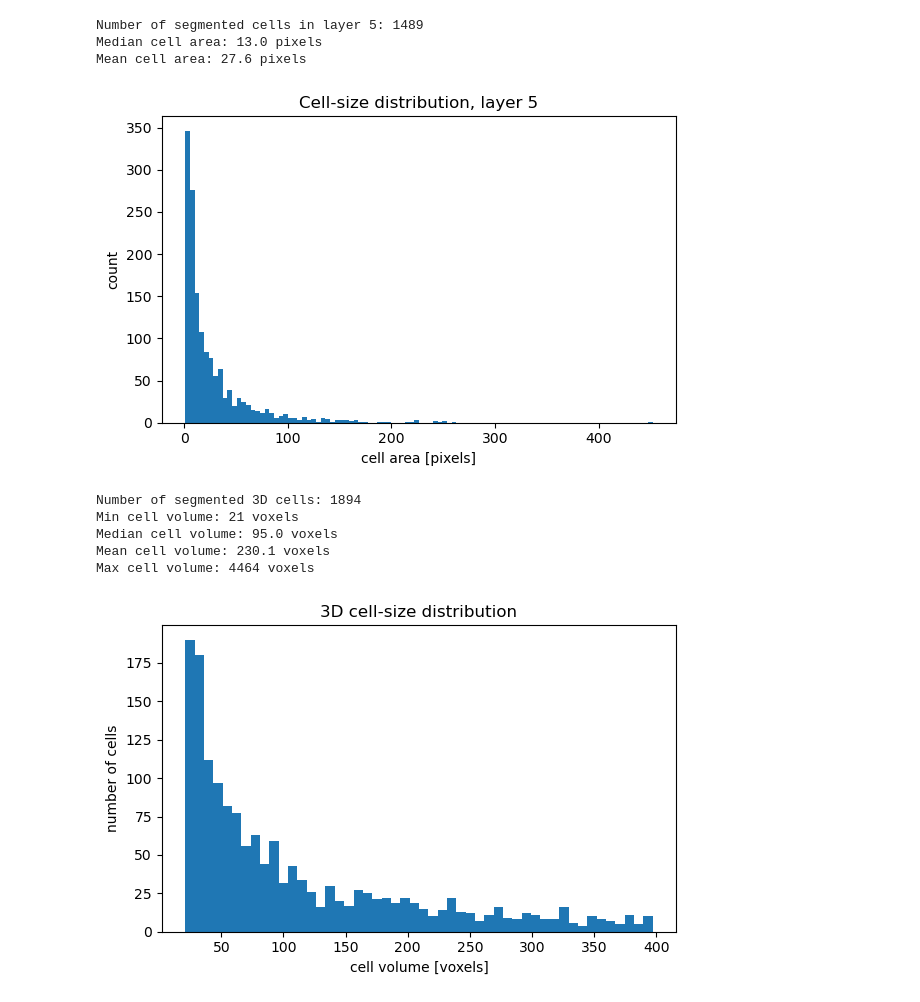
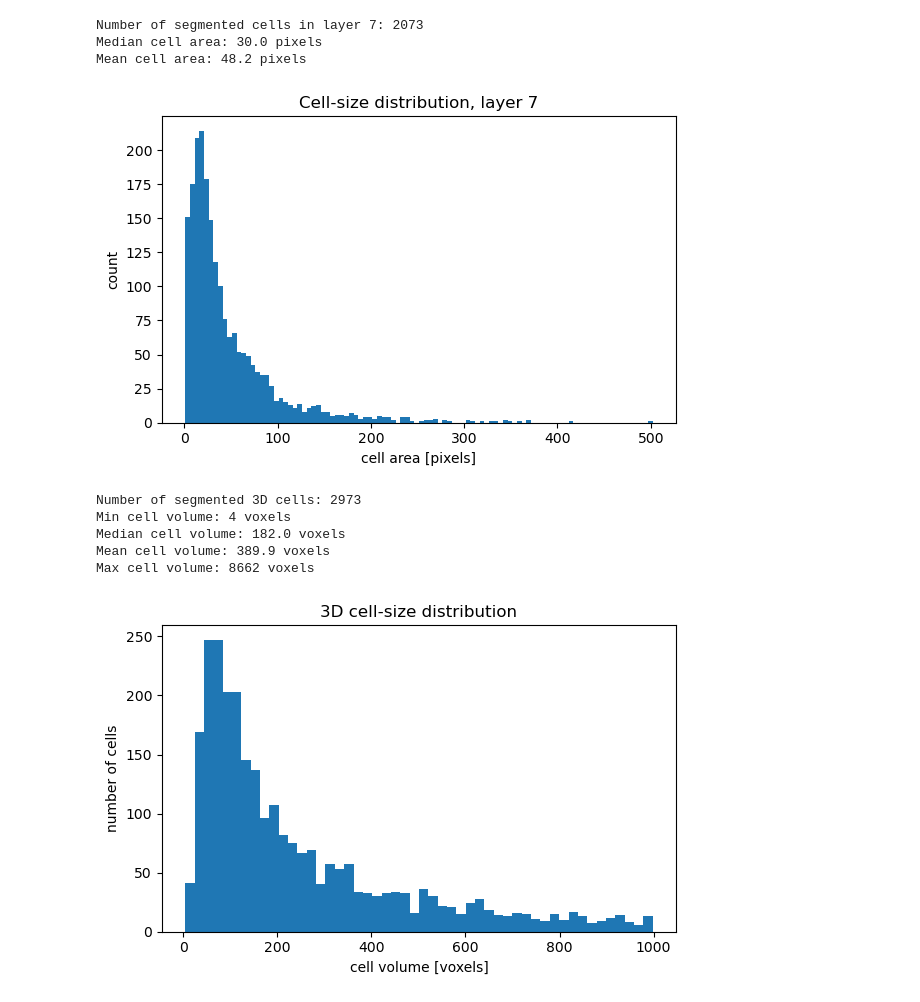
Before and after one commit to adcret/disell, a Jupyter notebook: scripts/disell.ipynb, the cells around one changed output. Saved outputs shown, nothing was run; the diff lists cells and outputs as text; code cells hidden in the pictures.

```diff
--- a/scripts/disell.ipynb
+++ b/scripts/disell.ipynb
@@ -8,10 +8,16 @@ import matplotlib.pyplot as plt
 import darling
 import disell
 # %%
+
 base = Path(
-    "/dtu/3d-imaging-center/projects/2022_QIM_PMP/analysis/Adam/"
-    "111_june/111_cells_2_6-2pct_mosalayers_2x"
-)
+    "~/Documents/Data/4dcells/"
+    "111_june/111_cells_2_6-5pct_mosalayers_2x"
+).expanduser()
+
+print(base)
+print(base.exists())
 
 out = base / "disell_output"
-out.mkdir(exist_ok=True)
+out.mkdir(parents=True, exist_ok=True)
+
+print("Output folder:", out)
@@ -93,12 +104,12 @@ for c in range(seg_input.shape[-1]):
 
 seg_input[~np.isfinite(seg_input)] = 0
 # %%
-footprint = np.zeros((3, 3, 3), dtype=bool)
+footprint = np.ones((3, 3, 3), dtype=bool)
 
-# in-plane neighbours
 footprint[1, :, :] = True
 
-# direct layer-to-layer neighbours
-footprint[0, 1, 1] = True
-footprint[2, 1, 1] = True
+footprint[0, :, 1] = True
+footprint[0, 1, :] = True
+footprint[2, 1, :] = True
+footprint[2, :, 1] = True
 # %%
@@ -213,5 +359,5 @@ plt.show()
 # %%
-z = labels.shape[0] // 2
+z = (labels.shape[0] // 2)+1
 
 labels_z = labels[z]
 
@@ -235,37 +381,37 @@ plt.title(f"Cell-size distribution, layer {z}")
 plt.tight_layout()
 plt.show()
 # %% [output]
-Number of segmented cells in layer 5: 1489
-Median cell area: 13.0 pixels
-Mean cell area: 27.6 pixels
+Number of segmented cells in layer 7: 2073
+Median cell area: 30.0 pixels
+Mean cell area: 48.2 pixels
-[figure, old version]
+[figure, new version]
 # %%
 label_ids, counts = np.unique(labels, return_counts=True)
 
 # Remove background / unsegmented label
 valid = label_ids > 0
 label_ids = label_ids[valid]
 cell_sizes_vox = counts[valid]
 
 print(f"Number of segmented 3D cells: {len(cell_sizes_vox)}")
 print(f"Min cell volume: {cell_sizes_vox.min()} voxels")
 print(f"Median cell volume: {np.median(cell_sizes_vox):.1f} voxels")
 print(f"Mean cell volume: {np.mean(cell_sizes_vox):.1f} voxels")
 print(f"Max cell volume: {cell_sizes_vox.max()} voxels")
 
 upper = np.percentile(cell_sizes_vox, 90)
 
 plt.figure(figsize=(6, 4))
-plt.hist(cell_sizes_vox[cell_sizes_vox <= 400], bins=50)
+plt.hist(cell_sizes_vox[cell_sizes_vox <= 1000], bins=50)
 plt.xlabel("cell volume [voxels]")
 plt.ylabel("number of cells")
 plt.title("3D cell-size distribution")
 plt.tight_layout()
 plt.show()
 # %% [output]
-Number of segmented 3D cells: 1894
-Min cell volume: 21 voxels
-Median cell volume: 95.0 voxels
-Mean cell volume: 230.1 voxels
-Max cell volume: 4464 voxels
+Number of segmented 3D cells: 2973
+Min cell volume: 4 voxels
+Median cell volume: 182.0 voxels
+Mean cell volume: 389.9 voxels
+Max cell volume: 8662 voxels
-[figure, old version]
+[figure, new version]
```
Also changed, not shown: parts of 27 cells of this notebook, 6 other files.
